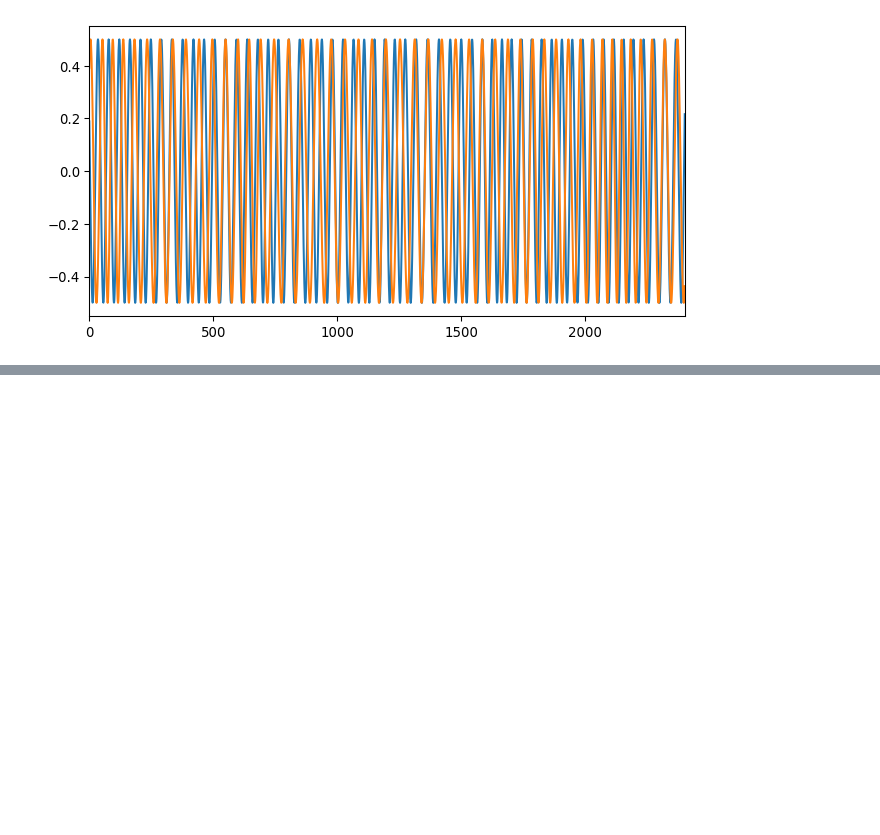
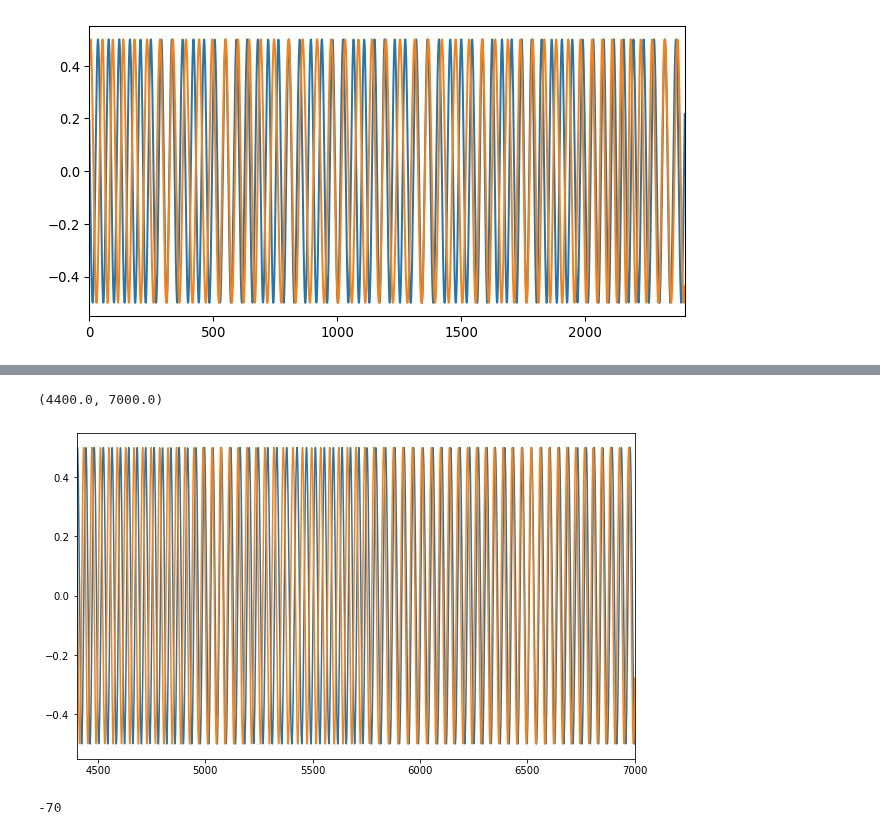
Before and after one commit to visserle/two-hearts, a Jupyter notebook: 01_preprocessing.ipynb, the cells around one changed output, grey strips where cells are left out. Cells and saved outputs as stored; diff of their text form; code cells hidden in the pictures; blank space fills up the shorter version.

```diff
--- a/01_preprocessing.ipynb
+++ b/01_preprocessing.ipynb
@@ -205,0 +214,36 @@ plt.plot(data_gaze[1])
+# %%
+# Simulate synched data (SYNC)
+
+def rpeaks_cosine_interpolation_with_noise(rpeaks,noise_size=0):
+    rpeaks_idx = [i for i, x in enumerate(rpeaks) if x == 1]
+    num_rpeaks = len(rpeaks_idx)
+
+    # add noise
+    if noise_size == 0:
+        noise = [0]*num_rpeaks
+    elif noise_size != 0:
+        noise_numbers = list(range(-noise_size,noise_size+1,1))
+        repeats = num_rpeaks//len(noise_numbers)
+        noise = [[noise_numbers[i]]*repeats for i in noise_numbers]
+        noise = np.array(noise).flatten()
+        remainder = num_rpeaks % len(noise)
+        remainder_add = np.array([0]*remainder)
+        noise = np.append(noise,remainder_add)
+        np.random.shuffle(noise)
+
+    rpeaks_cip = [np.nan]*(rpeaks_idx[0]+noise[0])
+
+    for i in range(num_rpeaks):
+        if i == num_rpeaks-1:
+            break
+        x1 = rpeaks_idx[i]
+        x2 = rpeaks_idx[i+1]
+        T = x2-x1
+        f = lambda x: cosine(x, x1, x2) # (or def f(x): return cosine(x, x1, x2))
+        x = np.linspace(x1, x2, T+noise[i+1]) # span interval with corresponding number of time steps
+        y = [f(x) for x in x]
+        rpeaks_cip = rpeaks_cip + y
+
+    rpeaks_cip = rpeaks_cip + [np.nan]*(len(rpeaks)-rpeaks_idx[-1])
+    return rpeaks_cip
+    # keep in mind: there are nans at the start and end
@@ -205,0 +262,14 @@ plt.plot(data_gaze[1])
+# %%
+a = rpeaks_cosine_interpolation_with_noise(rpeaks_sit[0], noise_size=134)
+a = a[::40]
+# %%
+plt.plot(a[100:])
+plt.plot(data_sit[0])
+plt.xlim([4400,7000])
+# %% [output]
+(4400.0, 7000.0)
+[figure, added]
+# %%
+a=list(range(-noise_size,noise_size+1,10))
+# %% [output]
+-70
```
Also changed, not shown: parts of 11 cells of this notebook.
